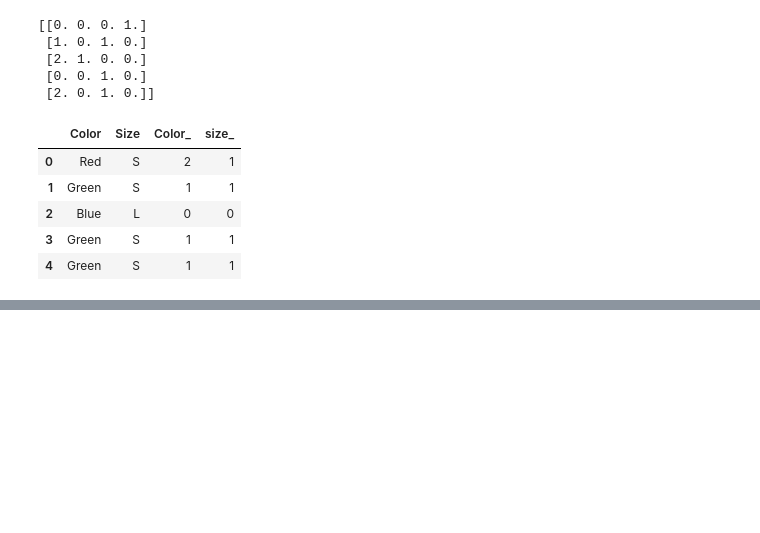
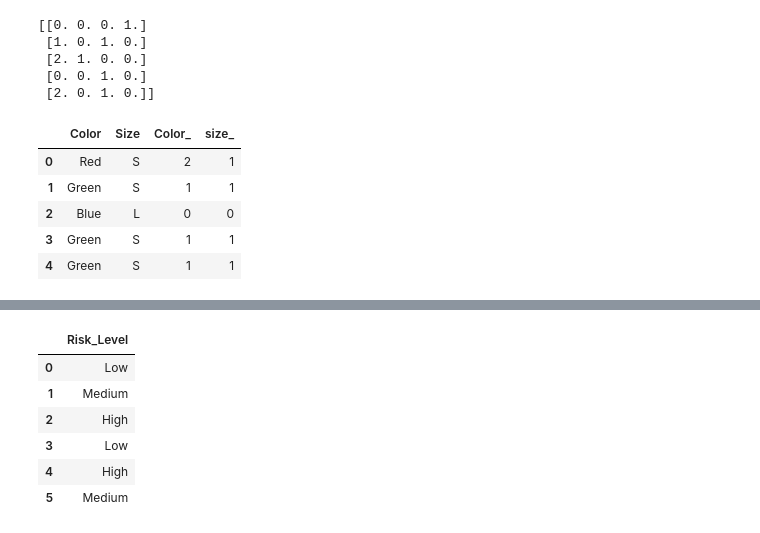
Before and after one commit to CHERUGAD/Machine_learning, a Jupyter notebook: encoding.ipynb, the cells around one changed output, grey strips where cells are left out. Cells and saved outputs as stored; diff of their text form; code cells hidden in the pictures; blank space fills up the shorter version.

Commit message:
Ordinal encoding

```diff
--- a/encoding.ipynb
+++ b/encoding.ipynb
@@ -291,0 +316,24 @@ df
+# %%
+from sklearn.preprocessing import OrdinalEncoder
+from sklearn.compose import ColumnTransformer
+
+# Define the encoder with correct categories shape
+encoder = OrdinalEncoder(categories=[['Low', 'Medium', 'High']])
+
+# Apply it using ColumnTransformer
+ct = ColumnTransformer(
+    transformers=[
+        ('risk_encoder', encoder, ['Risk_Level'])
+    ],
+    remainder='passthrough'
+)
+transformed = ct.fit_transform(df)
+df
+# %% [output]
+|  | Risk_Level |
+| 0 | Low |
+| 1 | Medium |
+| 2 | High |
+| 3 | Low |
+| 4 | High |
+| 5 | Medium |
```
Also changed, not shown: parts of 4 cells of this notebook.
